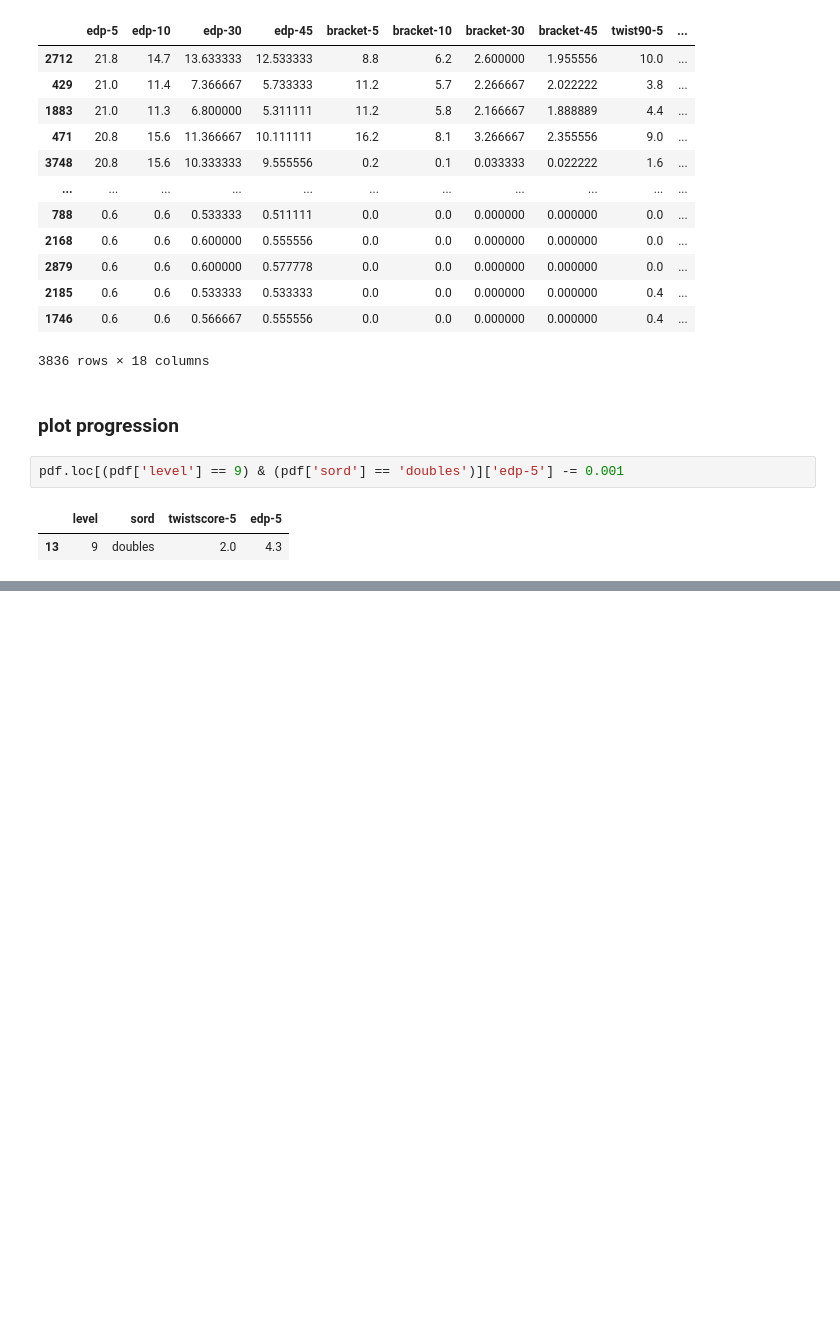
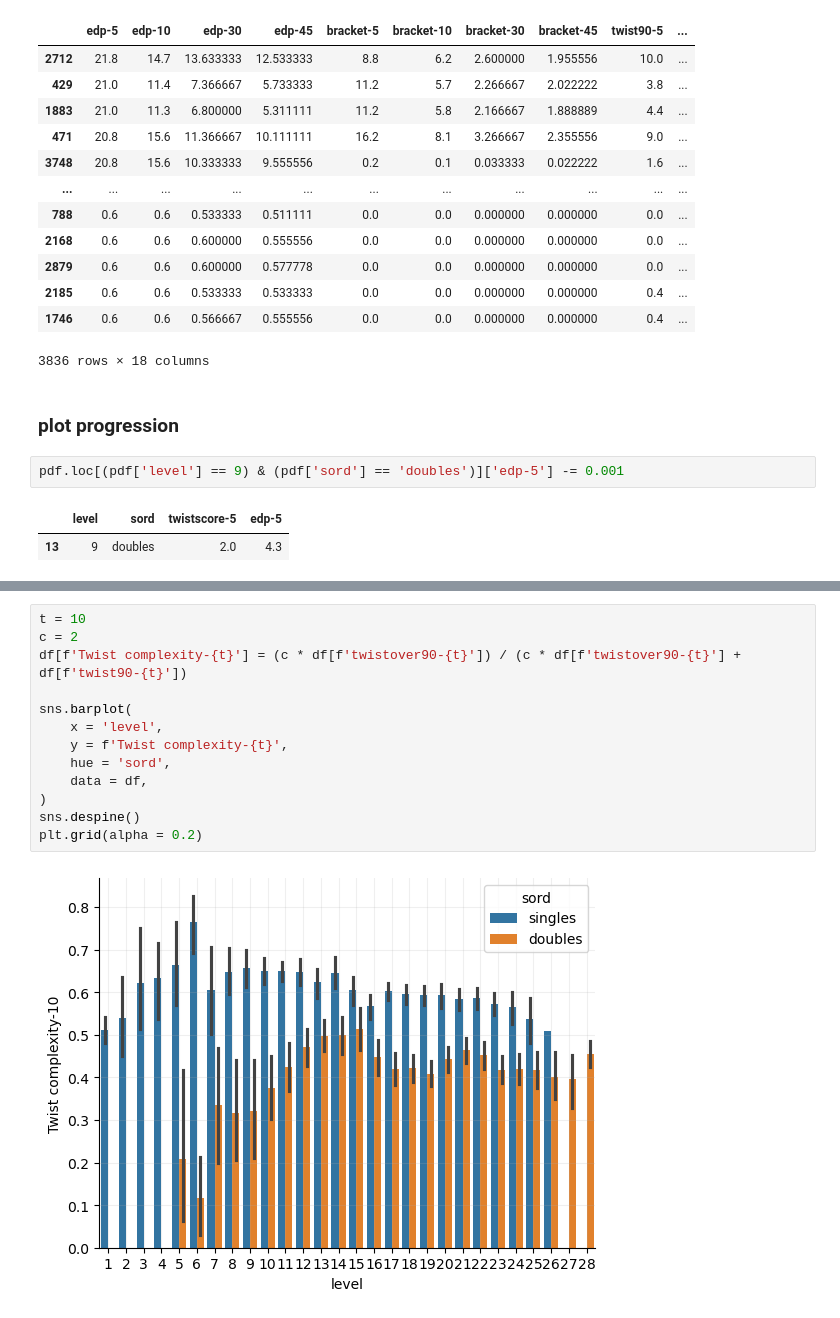
Before and after one commit to maxwshen/piu-annotate, a Jupyter notebook: jupyter/difficulty-features.ipynb, the cells around one changed output, grey strips where cells are left out. Drawn from its saved outputs; the diff is of its cells as text; blank space fills up the shorter version.

```diff
--- a/jupyter/difficulty-features.ipynb
+++ b/jupyter/difficulty-features.ipynb
@@ -278,0 +295,15 @@ plt.ylabel('Twist score (highest value in any 5-second window')
+# %%
+t = 10
+c = 2
+df[f'Twist complexity-{t}'] = (c * df[f'twistover90-{t}']) / (c * df[f'twistover90-{t}'] + df[f'twist90-{t}'])
+
+sns.barplot(
+    x = 'level',
+    y = f'Twist complexity-{t}',
+    hue = 'sord',
+    data = df,
+)
+sns.despine()
+plt.grid(alpha = 0.2)
+# %% [output]
+[figure, added]
```
Also changed, not shown: parts of 3 cells of this notebook, 6 other files.
